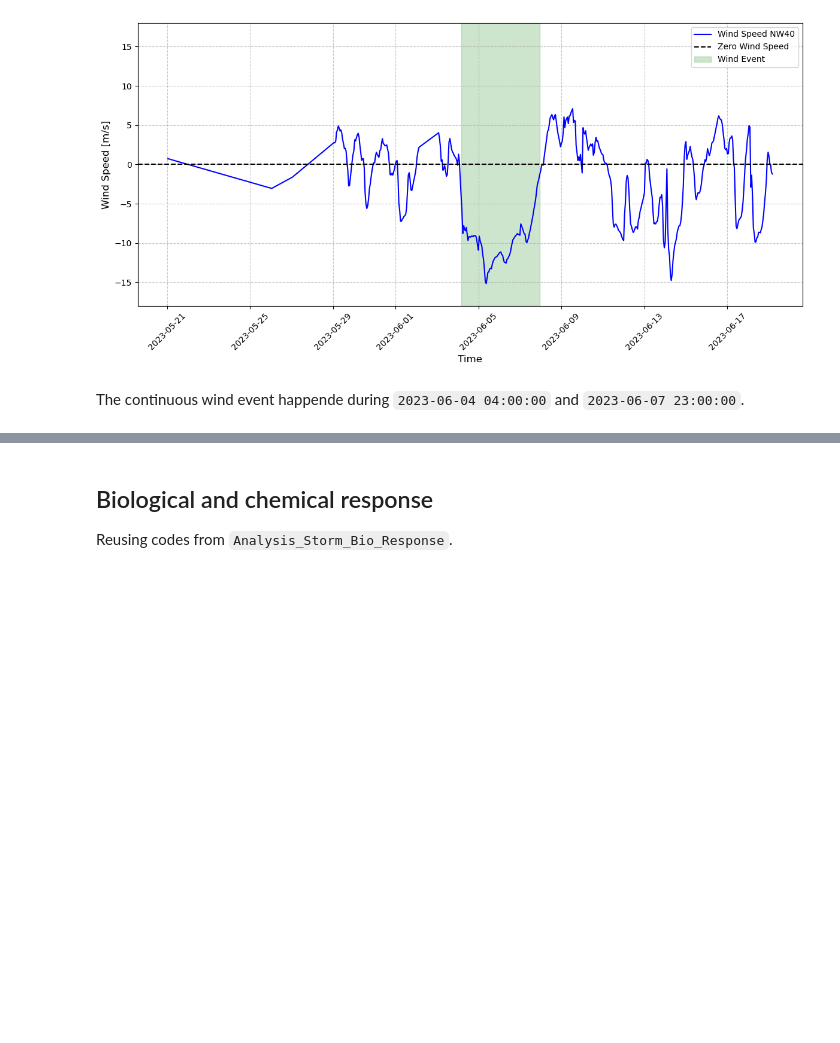
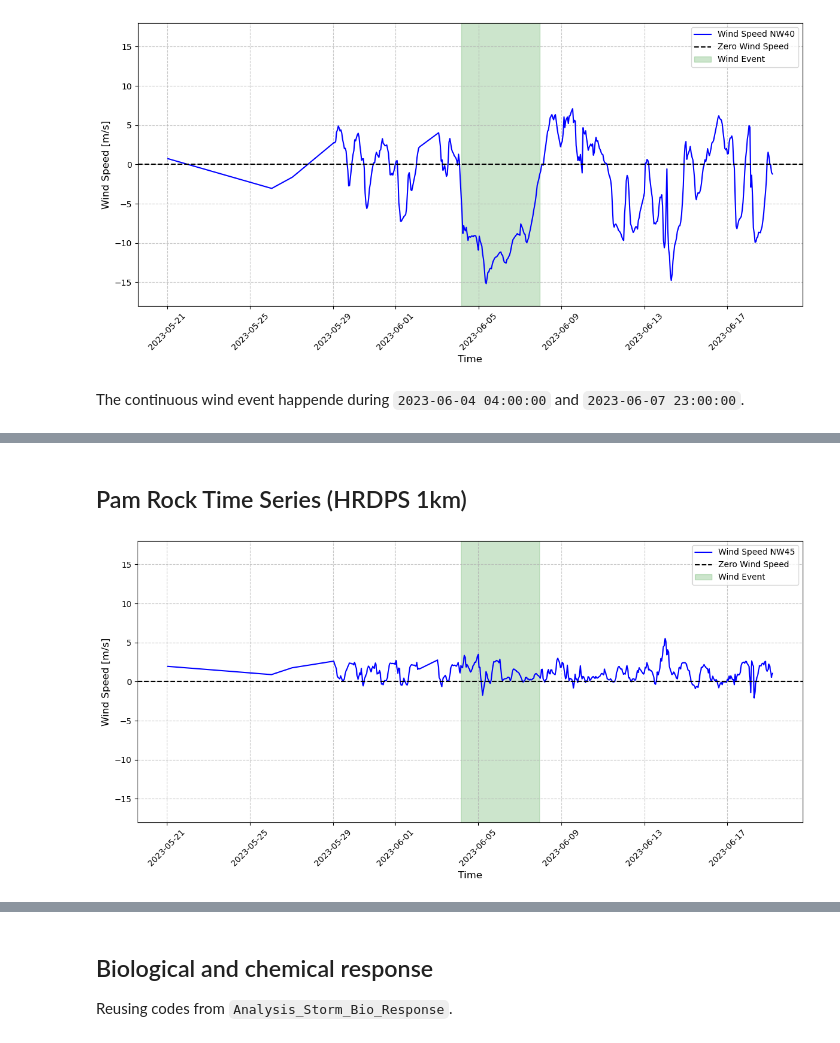
Before and after one commit to SalishSeaCast/analysis-junqi, a Jupyter notebook: Analysis_Atmospheric_Forcing/Analysis_atmo_events/GRIB_inspection.ipynb, the cells around one changed output, grey strips where cells are left out. Drawn from its saved outputs; the diff is of its cells as text; code cells hidden in the pictures; blank space fills up the shorter version.

Commit message:
feat: wind model vs obs

```diff
--- a/Analysis_Atmospheric_Forcing/Analysis_atmo_events/GRIB_inspection.ipynb
+++ b/Analysis_Atmospheric_Forcing/Analysis_atmo_events/GRIB_inspection.ipynb
@@ -584,0 +697,2 @@ The continuous wind event happende during `2023-06-04 04:00:00` and `2023-06-07
+# %% [markdown]
+## Pam Rock Time Series (HRDPS 1km)
@@ -584,0 +868,60 @@ The continuous wind event happende during `2023-06-04 04:00:00` and `2023-06-07
+# %%
+# Visualization NW45
+
+import pandas as pd
+import numpy as np
+import matplotlib.pyplot as plt
+from datetime import timedelta
+
+
+df = pd.read_csv('Data_HRDPS_PamRock.csv')
+
+# 将 'valid_time' 列转换为 datetime 格式，并按时间排序
+df['valid_time'] = pd.to_datetime(df['valid_time'])
+df = df.sort_values(by='valid_time', ascending=True).reset_index(drop=True)
+
+# 计算沿海峡方向风速 (Positive direction: NW 40)
+wind_speed_NW40 = -df['U_component'] * np.cos(np.radians(45)) + df['V_component'] * np.cos(np.radians(45))
+
+
+event_start = pd.to_datetime('2023-06-04 04:00:00')
+event_end = pd.to_datetime('2023-06-07 23:00:00')
+
+
+
+# 确定绘图的时间窗口：这里我们直接用事件的开始时间作为中心，前后各看 15 天
+max_wind_time = event_start
+start_time = max_wind_time - timedelta(days=15)
+end_time = max_wind_time + timedelta(days=15)
+
+# 根据时间窗口筛选数据
+mask = (df['valid_time'] >= start_time) & (df['valid_time'] <= end_time)
+wind_speed_NW40_month = wind_speed_NW40.loc[mask]
+df_month = df.loc[mask]
+
+# Visualization
+plt.figure(figsize=(12, 6))
+
+# 1. 画出风速折线和 0 基准线
+plt.plot(df_month['valid_time'], wind_speed_NW40_month, label='Wind Speed NW45', color='b')
+plt.axhline(y=0, color='k', linestyle='--', label='Zero Wind Speed')
+
+
+# background colour
+plt.axvspan(event_start, event_end, color='green', alpha=0.2, label='Wind Event')
+
+# 3. 图表美化与设置
+plt.xlabel('Time', fontsize=12)
+plt.ylabel('Wind Speed [m/s]', fontsize=12)
+plt.grid(True, linestyle='--', alpha=0.7)
+plt.xticks(rotation=45)
+
+# 将图例放在外面或者最优位置，避免挡住高亮区域
+plt.legend(loc='upper right')
+plt.tight_layout()
+plt.ylim([-18, 18])
+
+# 显示图像
+plt.show()
+# %% [output]
+[figure, added]
```
Also changed, not shown: parts of 5 cells of this notebook, 1 other file.
